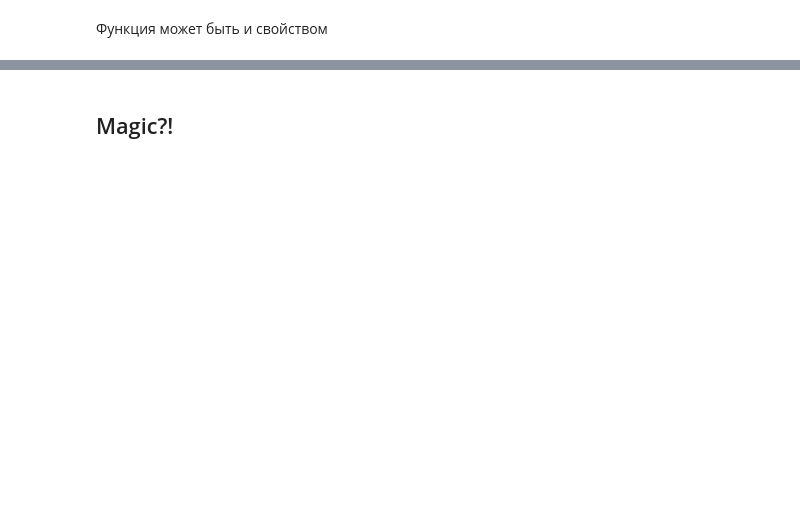
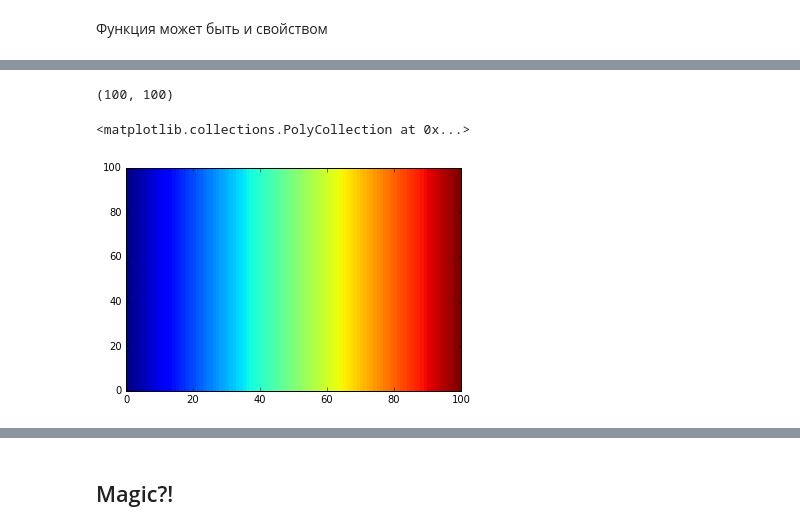
Before and after one commit to amizyuk/pyMHI, a Jupyter notebook: Meeting_02/Lesson_02_pylab_magic.ipynb, the cells around one changed output, grey strips where cells are left out. Saved outputs shown, nothing was run; the diff lists cells and outputs as text; code cells hidden in the pictures; blank space fills up the shorter version.

```diff
--- a/Meeting_02/Lesson_02_pylab_magic.ipynb
+++ b/Meeting_02/Lesson_02_pylab_magic.ipynb
@@ -46,5 +154,14 @@ x = y = linspace(0,2*pi,100)
 # %%
 x,y = meshgrid(x,y)
+# %%
+x.shape
+# %% [output]
+(100, 100)
+# %%
+pcolor(x)
+# %% [output]
+<matplotlib.collections.PolyCollection at 0x...>
+[figure, added]
 # %%
 z = sin(x+y)
 # %%
```
Also changed, not shown: parts of 35 cells of this notebook, 4 other files.
